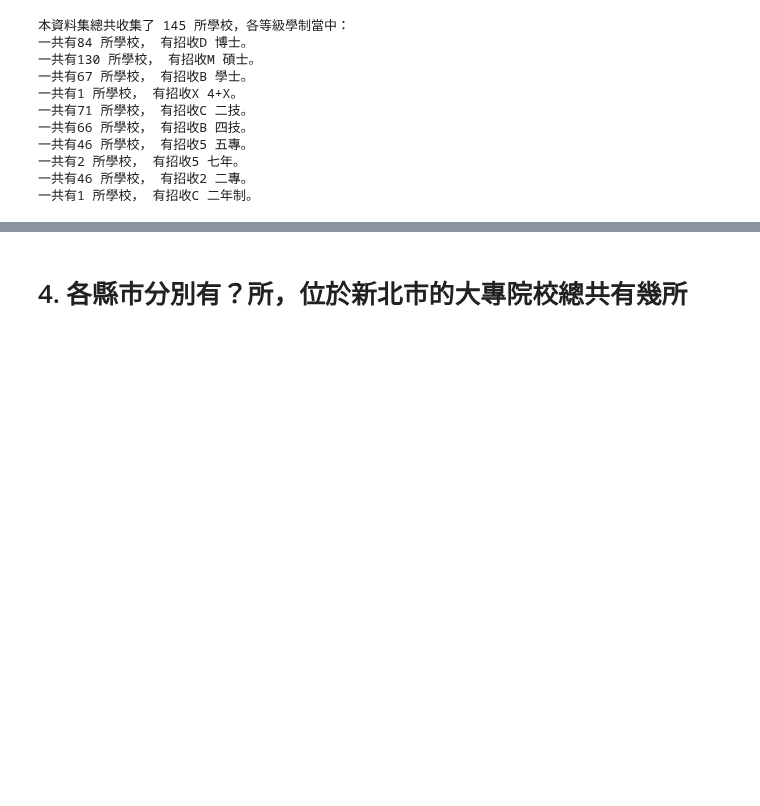
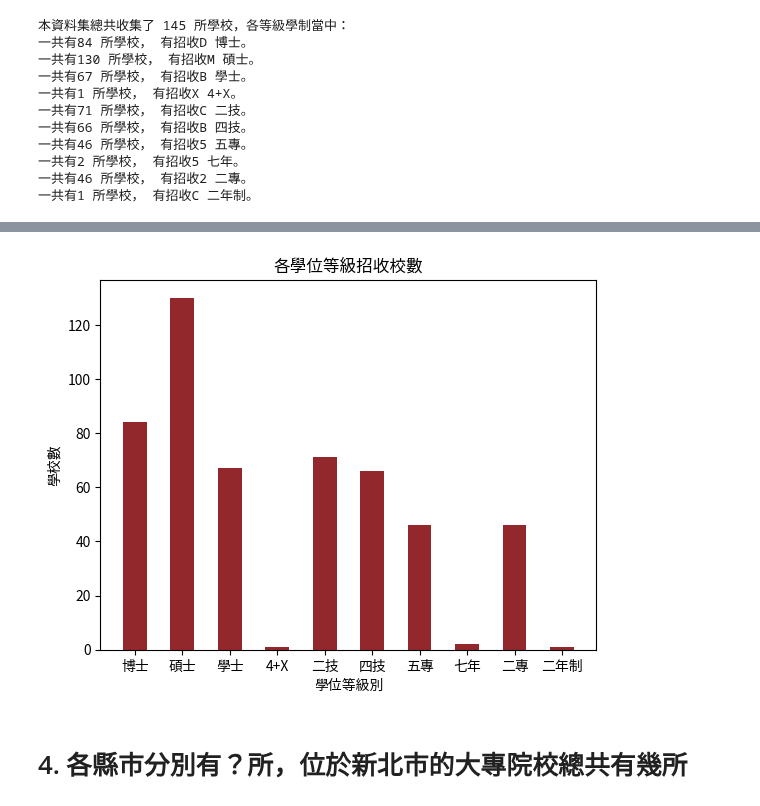
Before and after one commit to wxu2985/LATIA112-2, a Jupyter notebook: week3/week3_demo.ipynb, the cells around one changed output, grey strips where cells are left out. Cells and saved outputs as stored; diff of their text form; code cells hidden in the pictures; blank space fills up the shorter version.

```diff
--- a/week3/week3_demo.ipynb
+++ b/week3/week3_demo.ipynb
@@ -165,3 +164,14 @@ for degree in degree_list:
 一共有2 所學校， 有招收5 七年。
 一共有46 所學校， 有招收2 二專。
 一共有1 所學校， 有招收C 二年制。
+# %%
+# Colab 進行matplotlib繪圖時顯示繁體中文
+# 下載台北思源黑體並命名taipei_sans_tc_beta.ttf，移至指定路徑
+!wget -O TaipeiSansTCBeta-Regular.ttf https://drive.google.com/uc?id=1eGAsTN1HBpJAkeVM57_C7ccp7hbgSz3_&export=download
+
+import matplotlib as mpl
+import matplotlib.pyplot as plt
+from matplotlib.font_manager import fontManager
+
+fontManager.addfont('TaipeiSansTCBeta-Regular.ttf')
+mpl.rc('font', family='Taipei Sans TC Beta')
@@ -168,2 +194,44 @@ for degree in degree_list:
+# %%
+# 目的：是從一個DataFrame df 中選取特定的學校名稱和等級別的組合，計算每個等級別的學校數量，然後將結果以長條圖的形式顯示。
+
+# Line30說明，df3_1 = df.drop_duplicates(subset=['學校名稱', '等級別'])
+# drop_duplicates() 函數用於刪除重複的行。
+# subset=['學校名稱', '等級別'] 指定以哪些列的值作為唯一性的判斷標準。這裡使用了學校名稱和等級別作為判斷依據。結果將儲存在 df3_1 中。
+
+# Line31說明，count = df3_1['等級別'].value_counts()
+# value_counts() 函數用於計算每個唯一值的出現次數。
+# 這裡計算了 df3_1 中每個不同等級別的出現次數，並將結果儲存在 count 中。
+
+# Line32說明，listx = [x[2:] for x in list(df['等級別'].unique())]
+# df['等級別'].unique() 用於取得等級別列中的唯一值。
+# 對於每個唯一值，取其索引從第三個字元開始的子字串，並將結果儲存在 listx 中。這是為了去掉等級別中的前綴，只保留等級別的描述性部分。
+
+# Line33說明，listy = [count[x] for x in list(df['等級別'].unique())]
+# 對於 df['等級別'].unique() 中的每個唯一值，從 count 字典中取得相應的計數，並將結果儲存在 listy 中。這樣就建立了一個與 listx 對應的計數列表。
+
+# Line35說明，plt.bar(listx, listy, width=0.5, color='#93282c')
+# 使用 plt.bar() 函數繪製長條圖，其中 listx 是 x 軸上的刻度，listy 是對應的 y 軸數值。
+# width=0.5 設置長條形的寬度為0.5。
+# color='#93282c' 設置長條形的顏色為深紅色。
+
+# 其繪他圖相關設置：
+# Line36說明，plt.title('各學位等級招收校數') 設置圖表的標題。
+# Line37說明，plt.xlabel('學位等級別') 設置 x 軸的標籤。
+# Line38說明，plt.ylabel('學校數') 設置 y 軸的標籤。
+# Line39說明，plt.show() 顯示繪製的圖形。
+
+
+df3_1 = df.drop_duplicates(subset=['學校名稱', '等級別'])
+count = df3_1['等級別'].value_counts()
+listx = [x[2:] for x in list(df['等級別'].unique())]
+listy = [count[x] for x in list(df['等級別'].unique())]
+
+plt.bar(listx, listy, width=0.5, color='#93282c')
+plt.title('各學位等級招收校數')
+plt.xlabel('學位等級別')
+plt.ylabel('學校數')
+plt.show()
+# %% [output]
+[figure, added]
 # %% [markdown]
 # 4. 各縣市分別有？所，位於新北市的大專院校總共有幾所
```
Also changed, not shown: parts of 11 cells of this notebook.
